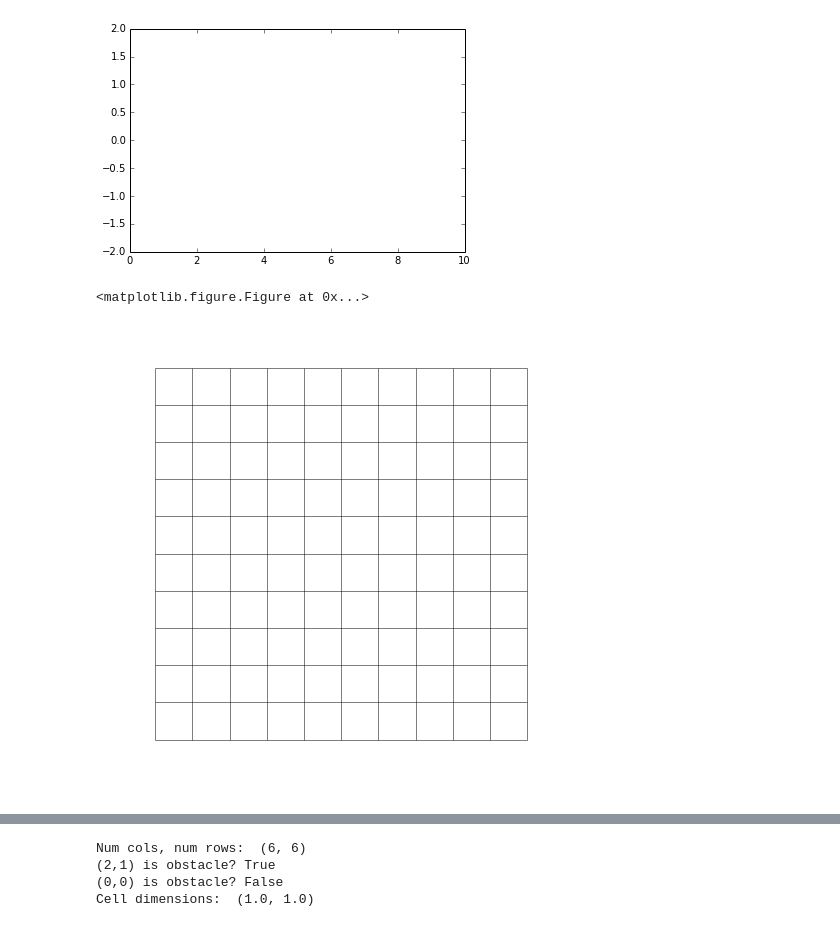
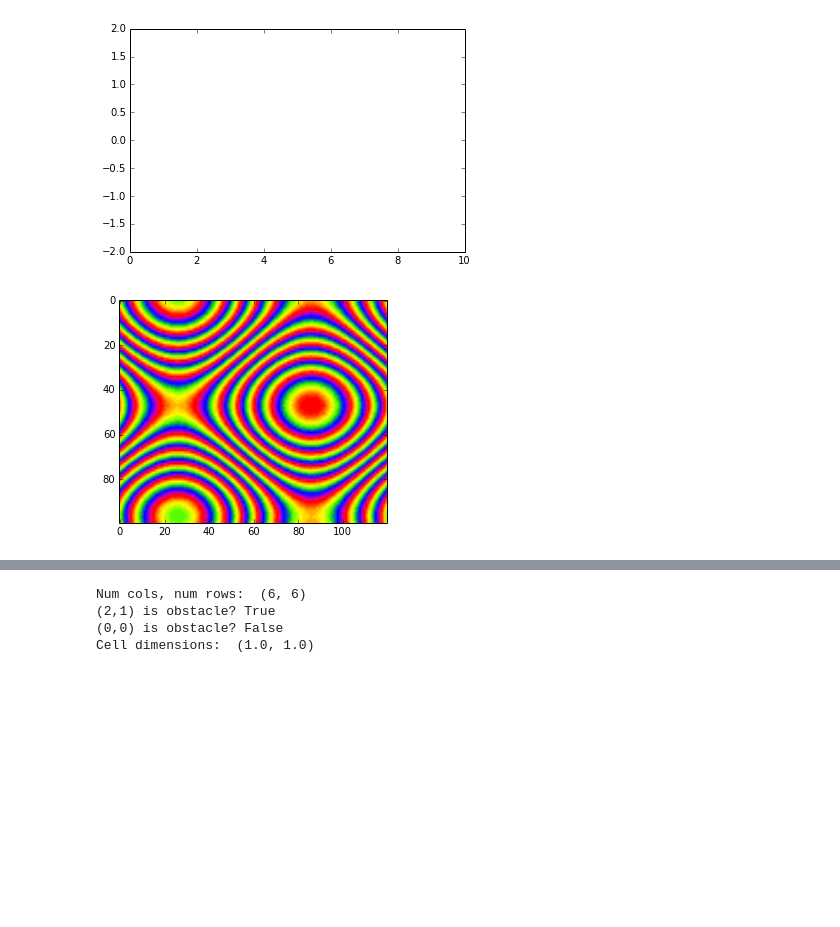
Before and after one commit to jakebarnwell/incremental-path-planning, a Jupyter notebook: code/Incremental_Path_Planning.ipynb, the cells around one changed output, grey strips where cells are left out. Drawn from its saved outputs; the diff is of its cells as text; code cells hidden in the pictures; blank space fills up the shorter version.

```diff
--- a/code/Incremental_Path_Planning.ipynb
+++ b/code/Incremental_Path_Planning.ipynb
@@ -69,39 +69,31 @@ def animate(i):
 # %%
 """
 An animated image
 """
 import numpy as np
 import matplotlib.pyplot as plt
 import matplotlib.animation as animation
 
 fig = plt.figure()
 
 
 def f(x, y):
     return np.sin(x) + np.cos(y)
 
 x = np.linspace(0, 2 * np.pi, 120)
 y = np.linspace(0, 2 * np.pi, 100).reshape(-1, 1)
 
-#im = plt.imshow(f(x, y), cmap=plt.get_cmap('prism'), animated=True)
+im = plt.imshow(f(x, y), cmap=plt.get_cmap('prism'), animated=True)
 
 
 def updatefig(*args):
     global x, y
     x += np.pi / 15.
     y += np.pi / 20.
     im.set_array(f(x, y))
     return im,
 
 ani = animation.FuncAnimation(fig, updatefig, interval=50, blit=True)
 #plt.show()
 # %% [output]
-<matplotlib.figure.Figure at 0x...>
+[figure, added]
-# %%
-# Test drawing a grid using the Grid class that we copied from old psets
-grid = Grid()
-
-isp = IncrementalSearchProblem(world, 3, 6)
-isp.draw_state(grid)
-# %% [output]
-[figure, removed]
```
Also changed, not shown: parts of 1 cell of this notebook, 2 other files.
